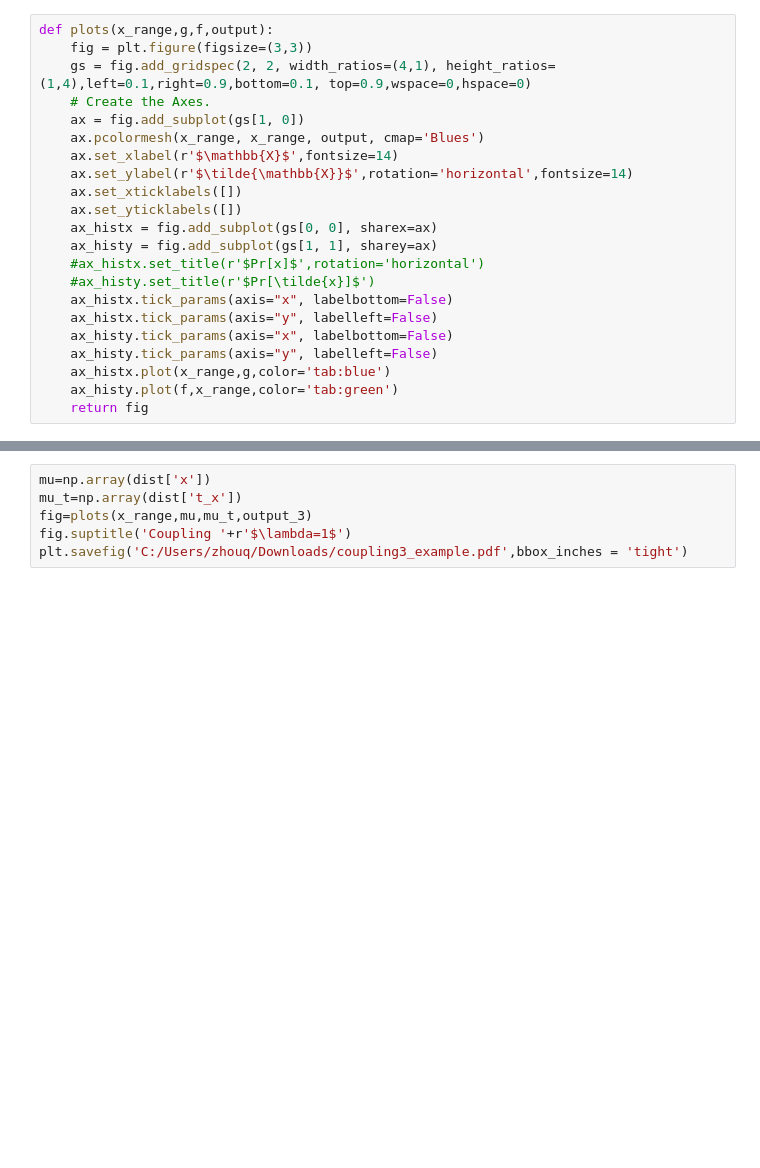
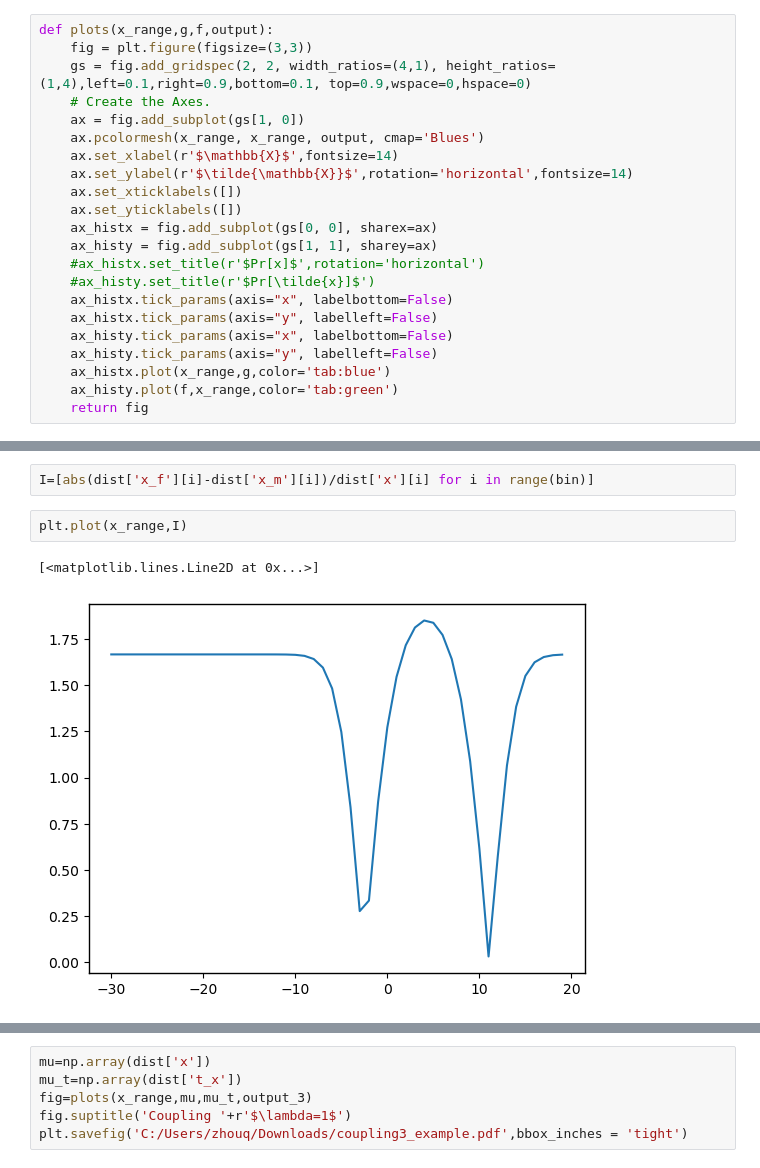
Before and after one commit to Quan-Zhou/OT_Debiasing, a Jupyter notebook: two_Gaussian_example.ipynb, the cells around one changed output, grey strips where cells are left out. Drawn from its saved outputs; the diff is of its cells as text; blank space fills up the shorter version.

```diff
--- a/two_Gaussian_example.ipynb
+++ b/two_Gaussian_example.ipynb
@@ -196,3 +216,10 @@ def c_generate(x_range):
+# %%
+I=[abs(dist['x_f'][i]-dist['x_m'][i])/dist['x'][i] for i in range(bin)]
+# %%
+plt.plot(x_range,I)
+# %% [output]
+[<matplotlib.lines.Line2D at 0x...>]
+[figure, added]
 # %%
 reg=0.01
 print('top:x')
```
Also changed, not shown: parts of 9 cells of this notebook.
